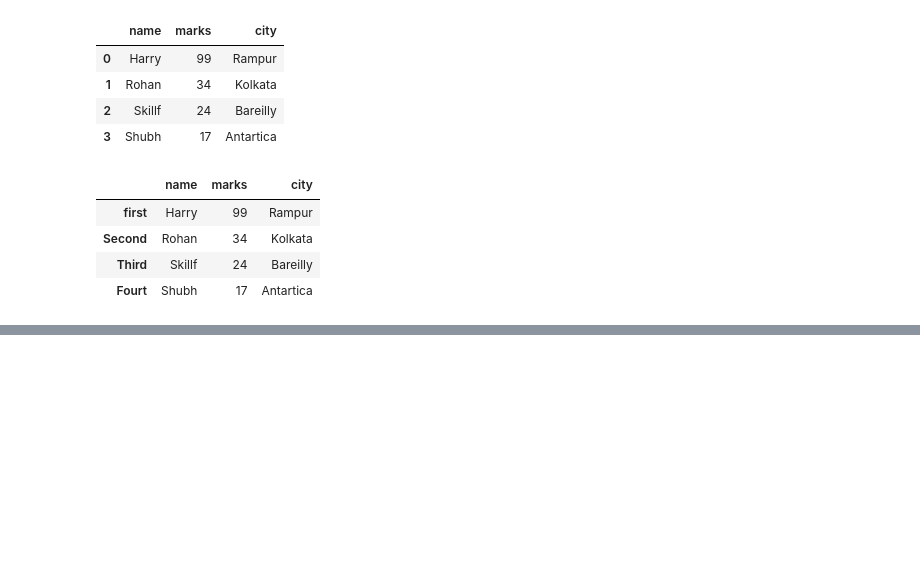
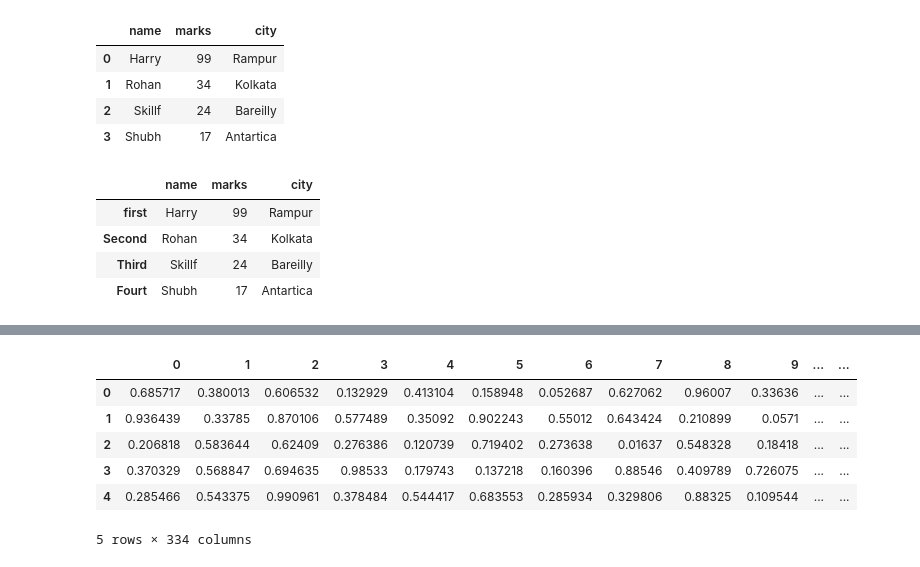
Before and after one commit to 9bishal/Learning-Pandas, a Jupyter notebook: Untitled.ipynb, the cells around one changed output, grey strips where cells are left out. Cells and saved outputs as stored; diff of their text form; code cells hidden in the pictures; blank space fills up the shorter version.

```diff
--- a/Untitled.ipynb
+++ b/Untitled.ipynb
@@ -135,3 +135,6 @@ read
 | Second | Rohan | 34 | Kolkata |
 | Third | Skillf | 24 | Bareilly |
 | Fourt | Shubh | 17 | Antartica |
+# %%
+#creating a data frame in the form of row and columns
+newdf =pd.DataFrame(np.random.rand(334,5), index=np.arange(334))
@@ -137,0 +195,2 @@ read
+# %%
+newdf[0][0]="Bishal Shah"
@@ -137,0 +264,2 @@ read
+# %%
+newdf[0][0]=np.random.rand()
@@ -137,0 +299,12 @@ read
+# %%
+#to convert the row->column and the vice versa
+#simply transpose
+newdf.T
+# %% [output]
+|  | 0 | 1 | 2 | 3 | 4 | 5 | 6 | 7 | 8 | 9 | ... | ... |
+| 0 | 0.685717 | 0.380013 | 0.606532 | 0.132929 | 0.413104 | 0.158948 | 0.052687 | 0.627062 | 0.96007 | 0.33636 | ... | ... |
+| 1 | 0.936439 | 0.33785 | 0.870106 | 0.577489 | 0.35092 | 0.902243 | 0.55012 | 0.643424 | 0.210899 | 0.0571 | ... | ... |
+| 2 | 0.206818 | 0.583644 | 0.62409 | 0.276386 | 0.120739 | 0.719402 | 0.273638 | 0.01637 | 0.548328 | 0.18418 | ... | ... |
+| 3 | 0.370329 | 0.568847 | 0.694635 | 0.98533 | 0.179743 | 0.137218 | 0.160396 | 0.88546 | 0.409789 | 0.726075 | ... | ... |
+| 4 | 0.285466 | 0.543375 | 0.990961 | 0.378484 | 0.544417 | 0.683553 | 0.285934 | 0.329806 | 0.88325 | 0.109544 | ... | ... |
+5 rows × 334 columns
```
Also changed, not shown: parts of 33 cells of this notebook, 1 other file.
